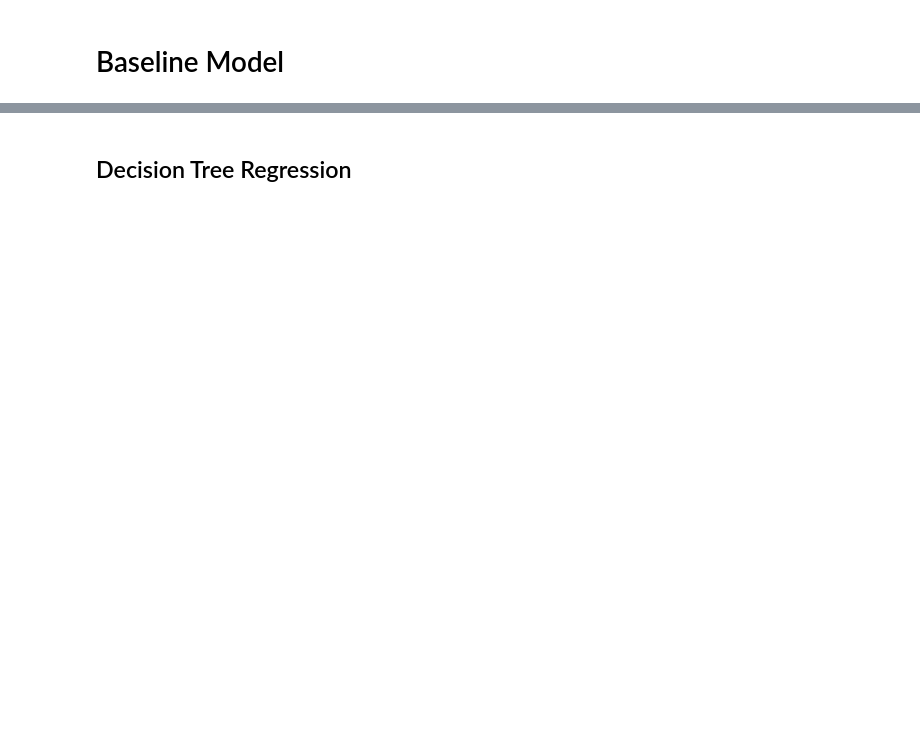
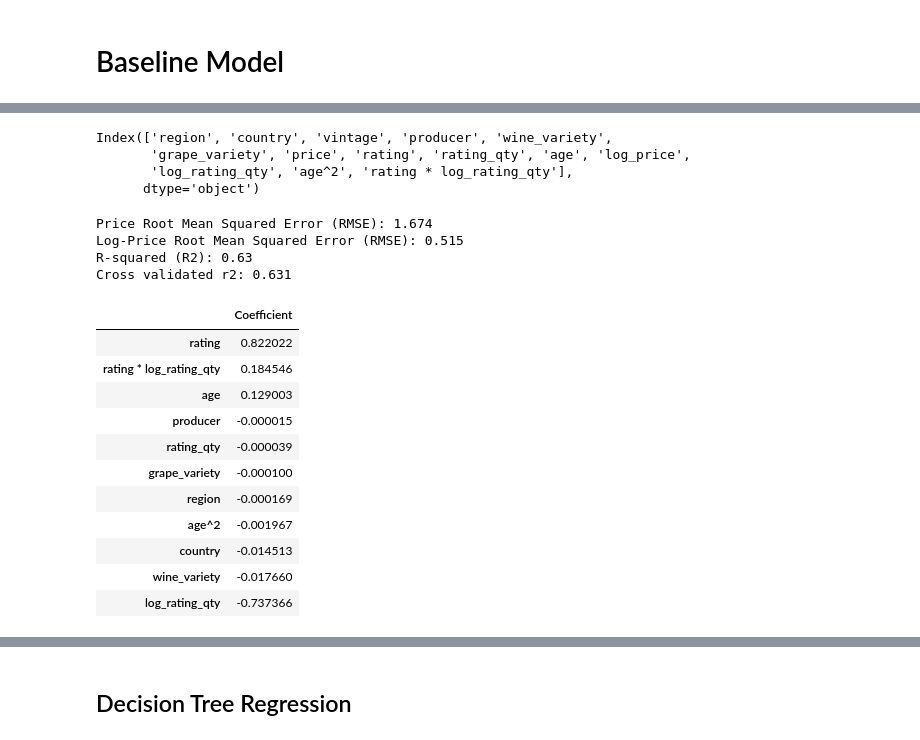
Before and after one commit to acdaniel864/capstone, a Jupyter notebook: code/04_modelling.ipynb, the cells around one changed output, grey strips where cells are left out. Drawn from its saved outputs; the diff is of its cells as text; code cells hidden in the pictures; blank space fills up the shorter version.

```diff
--- a/code/04_modelling.ipynb
+++ b/code/04_modelling.ipynb
@@ -79,0 +49,45 @@ Basic Linear Regression with nulls imputed from median
+# %%
+df.columns
+# %% [output]
+Index(['region', 'country', 'vintage', 'producer', 'wine_variety',
+       'grape_variety', 'price', 'rating', 'rating_qty', 'age', 'log_price',
+       'log_rating_qty', 'age^2', 'rating * log_rating_qty'],
+      dtype='object')
+# %%
+X = df.drop(columns = ['log_price', 'price', 'vintage'])
+y = df['log_price']
+
+X_train_lr, X_test_lr, y_train_lr, y_test_lr = train_test_split(X, y, random_state=42, train_size=0.85)
+
+lr = LinearRegression()
+
+lr.fit(X_train_lr, y_train_lr)
+y_pred_lr = lr.predict(X_test_lr)
+
+print(f"Price Root Mean Squared Error (RMSE): {round(np.exp(np.sqrt(mean_squared_error(y_test_lr, y_pred_lr))),3)}")
+print(f"Log-Price Root Mean Squared Error (RMSE): {round(np.sqrt(mean_squared_error(y_test_lr, y_pred_lr)),3)}")
+print(f"R-squared (R2): {round(r2_score(y_test_lr, y_pred_lr),3)}")
+print(f"Cross validated r2: {round(cross_val_score(lr, X_train_lr, y_train_lr, cv = 10,scoring='r2').mean(), 3)}")
+# %% [output]
+Price Root Mean Squared Error (RMSE): 1.674
+Log-Price Root Mean Squared Error (RMSE): 0.515
+R-squared (R2): 0.63
+Cross validated r2: 0.631
+# %%
+# Put coefficients into a dataframe with index and columns
+coef_df = pd.DataFrame(lr.coef_, X.columns, columns=['Coefficient'])
+coef_df.sort_values(by=['Coefficient'], ascending=False, inplace=True)
+coef_df
+# %% [output]
+|  | Coefficient |
+| rating | 0.822022 |
+| rating * log_rating_qty | 0.184546 |
+| age | 0.129003 |
+| producer | -0.000015 |
+| rating_qty | -0.000039 |
+| grape_variety | -0.000100 |
+| region | -0.000169 |
+| age^2 | -0.001967 |
+| country | -0.014513 |
+| wine_variety | -0.017660 |
+| log_rating_qty | -0.737366 |
```
Also changed, not shown: parts of 40 cells of this notebook, 17 other files.
